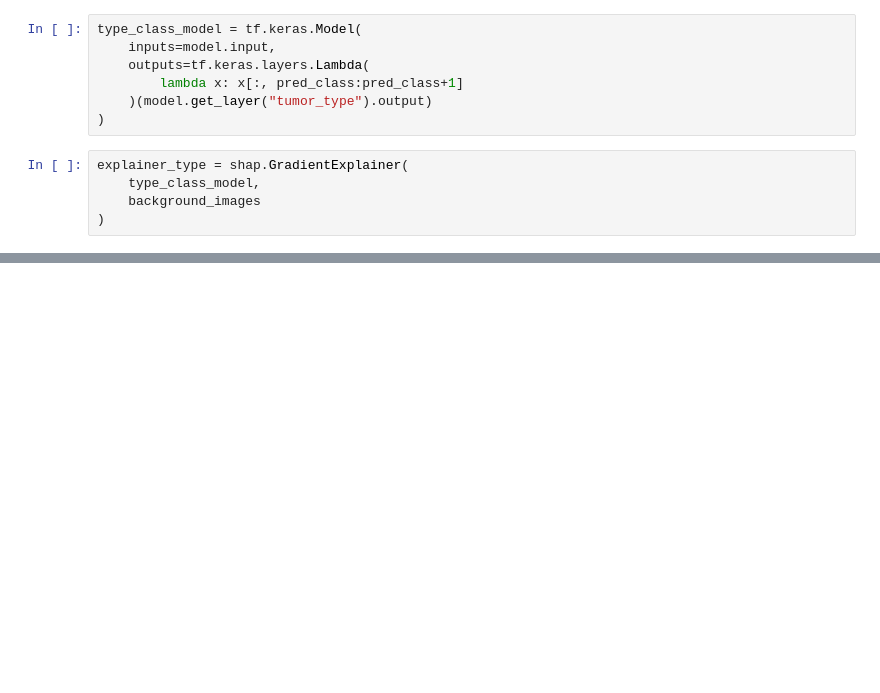
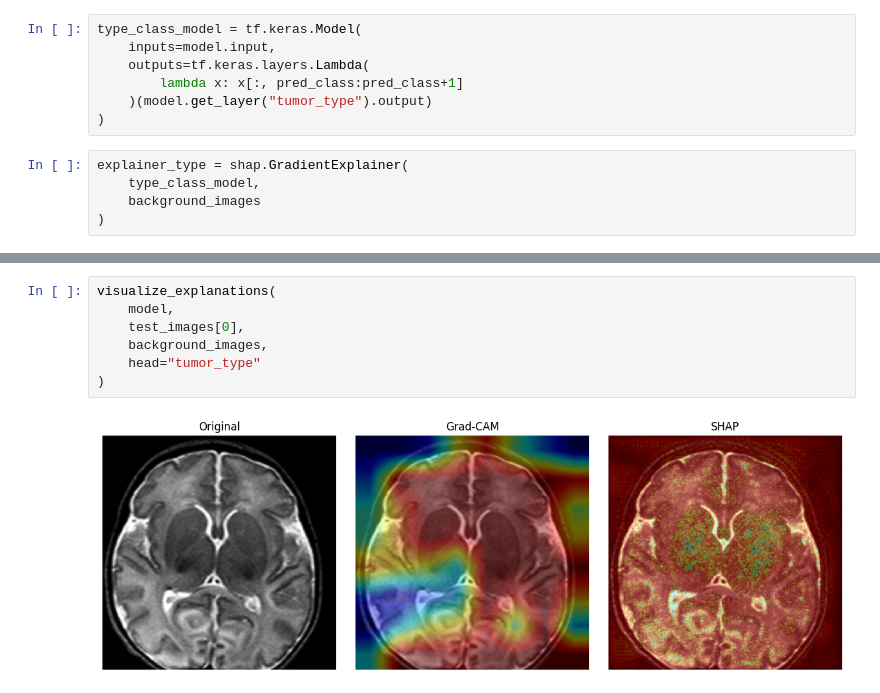
Before and after one commit to Jeremy-Duval-PhD/Brain_Tumor_MRI_Dataset, a Jupyter notebook: notebooks/Modeling.ipynb, the cells around one changed output, grey strips where cells are left out. Drawn from its saved outputs; the diff is of its cells as text; blank space fills up the shorter version.

```diff
--- a/notebooks/Modeling.ipynb
+++ b/notebooks/Modeling.ipynb
@@ -1877,0 +1979,9 @@ std: 0.10297968066212335
+# %%
+visualize_explanations(
+    model,
+    test_images[0],
+    background_images,
+    head="tumor_type"
+)
+# %% [output]
+[figure, added]
```
Also changed, not shown: parts of 18 cells of this notebook, 1 other file.
